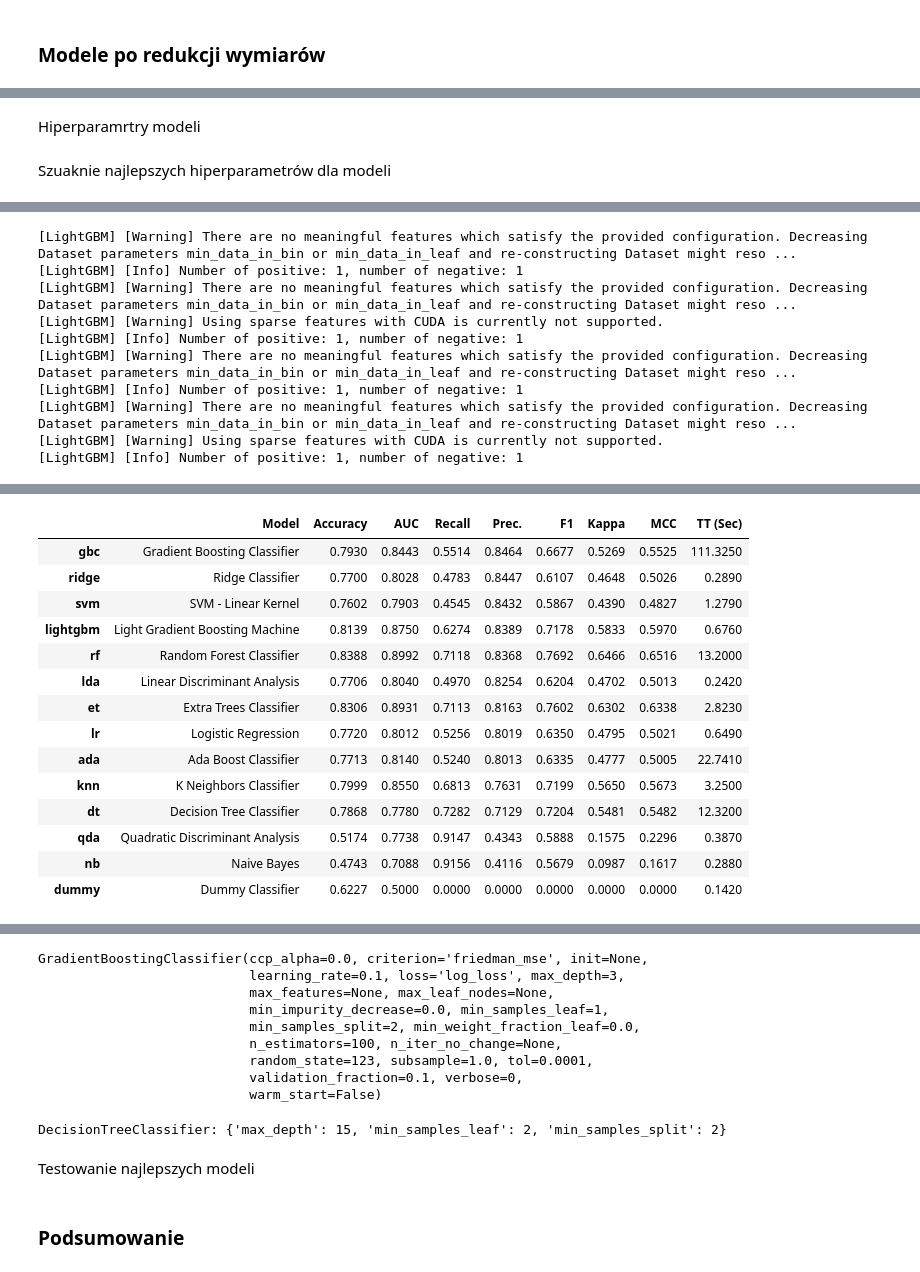
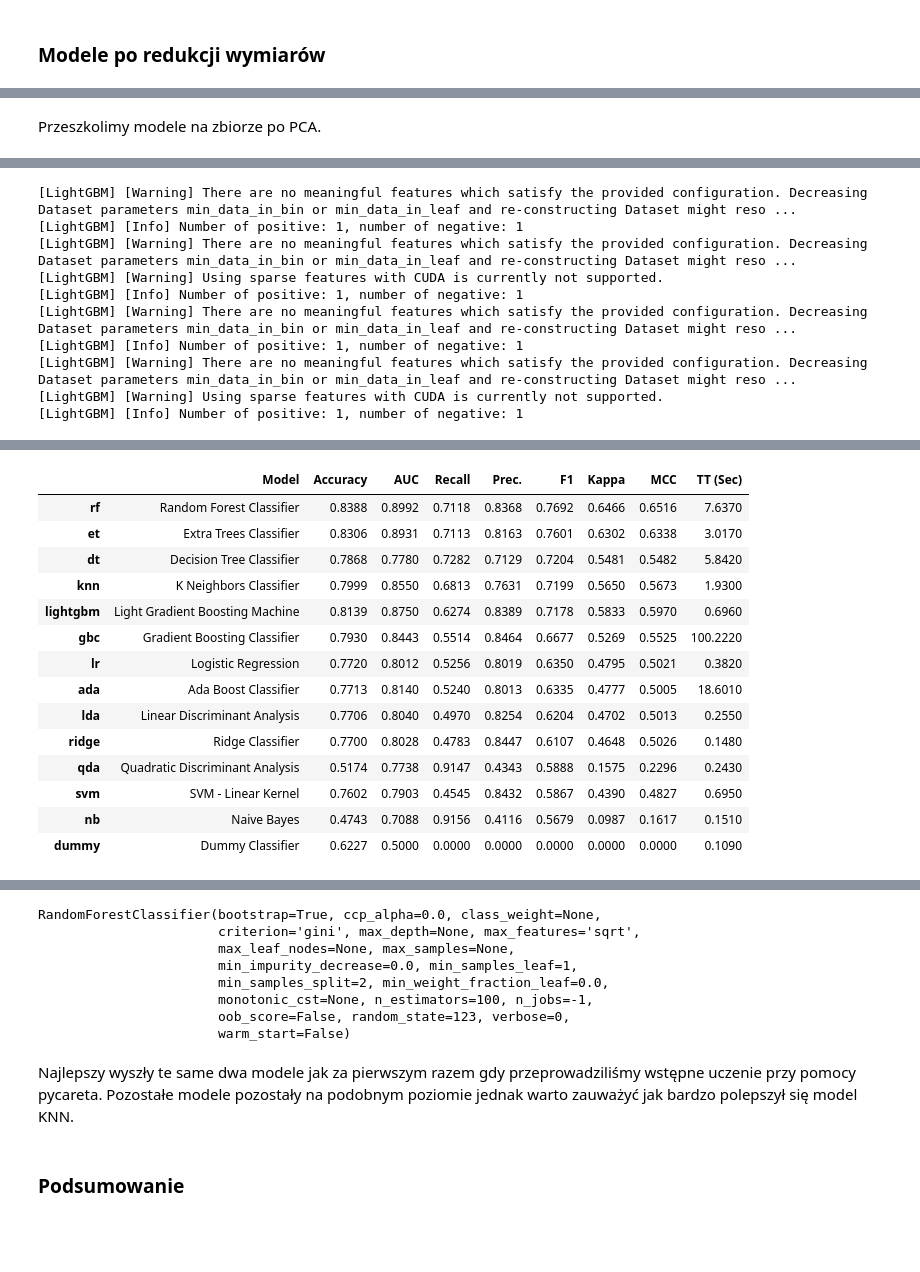
Before and after one commit to SzymonMak/HotelBookingsDataAnalysis, a Jupyter notebook: final_analysis.ipynb, the cells around one changed output, grey strips where cells are left out. Saved outputs shown, nothing was run; the diff lists cells and outputs as text; code cells hidden in the pictures; blank space fills up the shorter version.

```diff
--- a/final_analysis.ipynb
+++ b/final_analysis.ipynb
@@ -1002,2 +1037,0 @@ cv = StratifiedKFold(n_splits = 5, shuffle = True, random_state = 123)
-# %% [markdown]
-Hiperparamrtry modeli
@@ -1011,9 +1038,9 @@ classifiers = {
-# %% [markdown]
-Szuaknie najlepszych hiperparametrów dla modeli
+# %% [markdown]
+Przeszkolimy modele na zbiorze po PCA.
 # %%
 from pycaret.classification import *
 s0 = setup(data = df_pca_095, target = 'is_canceled', session_id = 123, use_gpu = True, n_jobs = -1)
-compare_models(sort = 'Precision')
+compare_models(sort = 'F1')
 # %% [output]
 [LightGBM] [Warning] There are no meaningful features which satisfy the provided configuration. Decreasing Dataset parameters min_data_in_bin or min_data_in_leaf and re-constructing Dataset might reso ...
 [LightGBM] [Info] Number of positive: 1, number of negative: 1
@@ -1052,50 +1079,35 @@ compare_models(sort = 'Precision')
 [LightGBM] [Warning] There are no meaningful features which satisfy the provided configuration. Decreasing Dataset parameters min_data_in_bin or min_data_in_leaf and re-constructing Dataset might reso ...
 [LightGBM] [Info] Number of positive: 1, number of negative: 1
 [LightGBM] [Warning] There are no meaningful features which satisfy the provided configuration. Decreasing Dataset parameters min_data_in_bin or min_data_in_leaf and re-constructing Dataset might reso ...
 [LightGBM] [Warning] Using sparse features with CUDA is currently not supported.
 [LightGBM] [Info] Number of positive: 1, number of negative: 1
 [LightGBM] [Warning] There are no meaningful features which satisfy the provided configuration. Decreasing Dataset parameters min_data_in_bin or min_data_in_leaf and re-constructing Dataset might reso ...
 [LightGBM] [Info] Number of positive: 1, number of negative: 1
 [LightGBM] [Warning] There are no meaningful features which satisfy the provided configuration. Decreasing Dataset parameters min_data_in_bin or min_data_in_leaf and re-constructing Dataset might reso ...
 [LightGBM] [Warning] Using sparse features with CUDA is currently not supported.
 [LightGBM] [Info] Number of positive: 1, number of negative: 1
 [interactive output not drawn]
 |  | Model | Accuracy | AUC | Recall | Prec. | F1 | Kappa | MCC | TT (Sec) |
-| gbc | Gradient Boosting Classifier | 0.7930 | 0.8443 | 0.5514 | 0.8464 | 0.6677 | 0.5269 | 0.5525 | 111.3250 |
-| ridge | Ridge Classifier | 0.7700 | 0.8028 | 0.4783 | 0.8447 | 0.6107 | 0.4648 | 0.5026 | 0.2890 |
-| svm | SVM - Linear Kernel | 0.7602 | 0.7903 | 0.4545 | 0.8432 | 0.5867 | 0.4390 | 0.4827 | 1.2790 |
-| lightgbm | Light Gradient Boosting Machine | 0.8139 | 0.8750 | 0.6274 | 0.8389 | 0.7178 | 0.5833 | 0.5970 | 0.6760 |
-| rf | Random Forest Classifier | 0.8388 | 0.8992 | 0.7118 | 0.8368 | 0.7692 | 0.6466 | 0.6516 | 13.2000 |
-| lda | Linear Discriminant Analysis | 0.7706 | 0.8040 | 0.4970 | 0.8254 | 0.6204 | 0.4702 | 0.5013 | 0.2420 |
-| et | Extra Trees Classifier | 0.8306 | 0.8931 | 0.7113 | 0.8163 | 0.7602 | 0.6302 | 0.6338 | 2.8230 |
-| lr | Logistic Regression | 0.7720 | 0.8012 | 0.5256 | 0.8019 | 0.6350 | 0.4795 | 0.5021 | 0.6490 |
-| ada | Ada Boost Classifier | 0.7713 | 0.8140 | 0.5240 | 0.8013 | 0.6335 | 0.4777 | 0.5005 | 22.7410 |
-| knn | K Neighbors Classifier | 0.7999 | 0.8550 | 0.6813 | 0.7631 | 0.7199 | 0.5650 | 0.5673 | 3.2500 |
-| dt | Decision Tree Classifier | 0.7868 | 0.7780 | 0.7282 | 0.7129 | 0.7204 | 0.5481 | 0.5482 | 12.3200 |
-| qda | Quadratic Discriminant Analysis | 0.5174 | 0.7738 | 0.9147 | 0.4343 | 0.5888 | 0.1575 | 0.2296 | 0.3870 |
-| nb | Naive Bayes | 0.4743 | 0.7088 | 0.9156 | 0.4116 | 0.5679 | 0.0987 | 0.1617 | 0.2880 |
-| dummy | Dummy Classifier | 0.6227 | 0.5000 | 0.0000 | 0.0000 | 0.0000 | 0.0000 | 0.0000 | 0.1420 |
+| rf | Random Forest Classifier | 0.8388 | 0.8992 | 0.7118 | 0.8368 | 0.7692 | 0.6466 | 0.6516 | 7.6370 |
+| et | Extra Trees Classifier | 0.8306 | 0.8931 | 0.7113 | 0.8163 | 0.7601 | 0.6302 | 0.6338 | 3.0170 |
+| dt | Decision Tree Classifier | 0.7868 | 0.7780 | 0.7282 | 0.7129 | 0.7204 | 0.5481 | 0.5482 | 5.8420 |
+| knn | K Neighbors Classifier | 0.7999 | 0.8550 | 0.6813 | 0.7631 | 0.7199 | 0.5650 | 0.5673 | 1.9300 |
+| lightgbm | Light Gradient Boosting Machine | 0.8139 | 0.8750 | 0.6274 | 0.8389 | 0.7178 | 0.5833 | 0.5970 | 0.6960 |
+| gbc | Gradient Boosting Classifier | 0.7930 | 0.8443 | 0.5514 | 0.8464 | 0.6677 | 0.5269 | 0.5525 | 100.2220 |
+| lr | Logistic Regression | 0.7720 | 0.8012 | 0.5256 | 0.8019 | 0.6350 | 0.4795 | 0.5021 | 0.3820 |
+| ada | Ada Boost Classifier | 0.7713 | 0.8140 | 0.5240 | 0.8013 | 0.6335 | 0.4777 | 0.5005 | 18.6010 |
+| lda | Linear Discriminant Analysis | 0.7706 | 0.8040 | 0.4970 | 0.8254 | 0.6204 | 0.4702 | 0.5013 | 0.2550 |
+| ridge | Ridge Classifier | 0.7700 | 0.8028 | 0.4783 | 0.8447 | 0.6107 | 0.4648 | 0.5026 | 0.1480 |
+| qda | Quadratic Discriminant Analysis | 0.5174 | 0.7738 | 0.9147 | 0.4343 | 0.5888 | 0.1575 | 0.2296 | 0.2430 |
+| svm | SVM - Linear Kernel | 0.7602 | 0.7903 | 0.4545 | 0.8432 | 0.5867 | 0.4390 | 0.4827 | 0.6950 |
+| nb | Naive Bayes | 0.4743 | 0.7088 | 0.9156 | 0.4116 | 0.5679 | 0.0987 | 0.1617 | 0.1510 |
+| dummy | Dummy Classifier | 0.6227 | 0.5000 | 0.0000 | 0.0000 | 0.0000 | 0.0000 | 0.0000 | 0.1090 |
 [interactive output not drawn]
-GradientBoostingClassifier(ccp_alpha=0.0, criterion='friedman_mse', init=None,
-                           learning_rate=0.1, loss='log_loss', max_depth=3,
-                           max_features=None, max_leaf_nodes=None,
-                           min_impurity_decrease=0.0, min_samples_leaf=1,
-                           min_samples_split=2, min_weight_fraction_leaf=0.0,
-                           n_estimators=100, n_iter_no_change=None,
-                           random_state=123, subsample=1.0, tol=0.0001,
-                           validation_fraction=0.1, verbose=0,
-                           warm_start=False)
+RandomForestClassifier(bootstrap=True, ccp_alpha=0.0, class_weight=None,
+                       criterion='gini', max_depth=None, max_features='sqrt',
+                       max_leaf_nodes=None, max_samples=None,
+                       min_impurity_decrease=0.0, min_samples_leaf=1,
+                       min_samples_split=2, min_weight_fraction_leaf=0.0,
+                       monotonic_cst=None, n_estimators=100, n_jobs=-1,
+                       oob_score=False, random_state=123, verbose=0,
+                       warm_start=False)
-# %%
-best_params = []
-best_models = []
-
-for name, (clf, grid_param) in classifiers.items():
-    grid_search = GridSearchCV(estimator=clf, param_grid=grid_param, cv=cv, scoring='precision', n_jobs=-1)
-    grid_search.fit(X_train, y_train)
-    best_params.append(grid_search.best_params_)
-    best_models.append(grid_search.best_estimator_)
-    print(f'{name}: {grid_search.best_params_}')
-# %% [output]
-DecisionTreeClassifier: {'max_depth': 15, 'min_samples_leaf': 2, 'min_samples_split': 2}
-# %% [markdown]
-Testowanie najlepszych modeli
@@ -1110,2 +1114,4 @@ for name, model in zip(names, best_models):
+# %% [markdown]
+Najlepszy wyszły te same dwa modele jak za pierwszym razem gdy przeprowadziliśmy wstępne uczenie przy pomocy pycareta. Pozostałe modele pozostały na podobnym poziomie jednak warto zauważyć jak bardzo polepszył się model KNN.
 # %% [markdown]
 ### Podsumowanie
```
Also changed, not shown: parts of 28 cells of this notebook, 6 other files.
